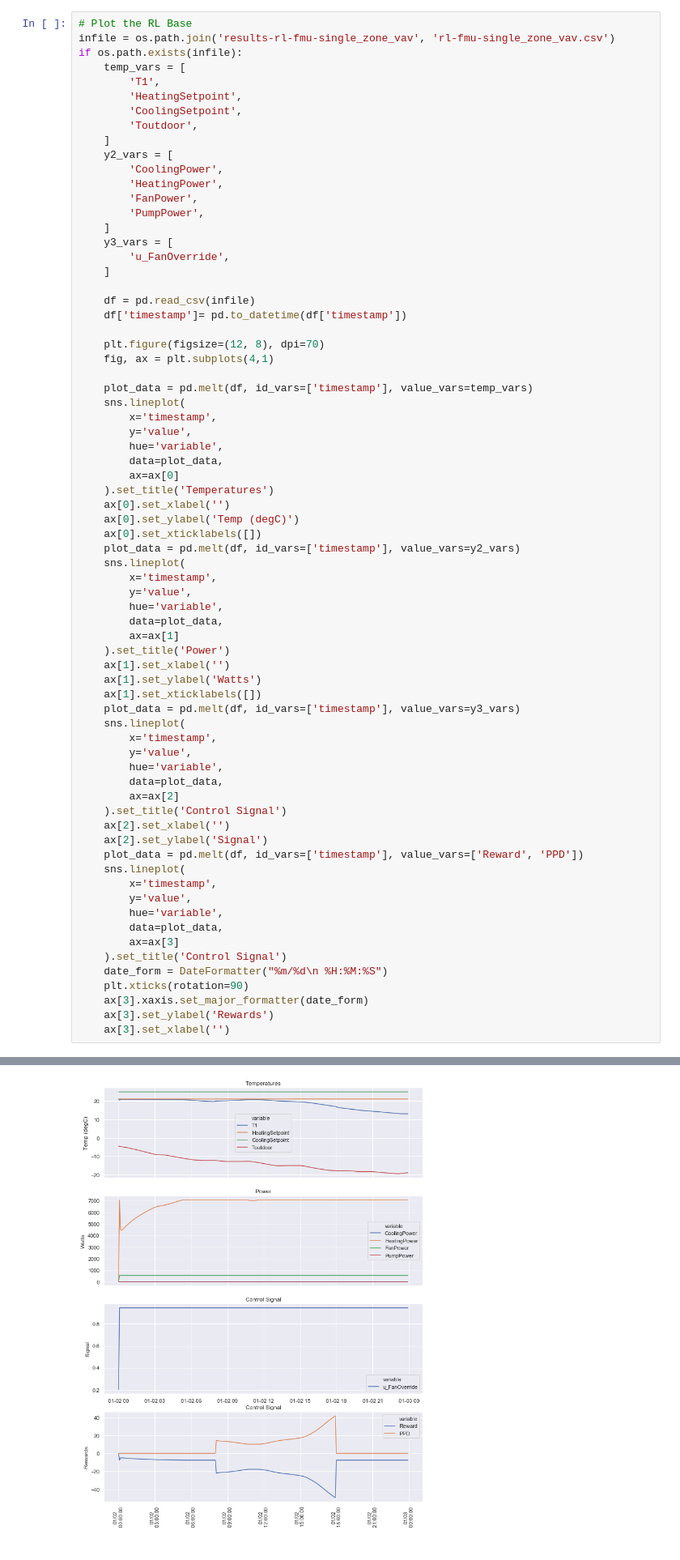
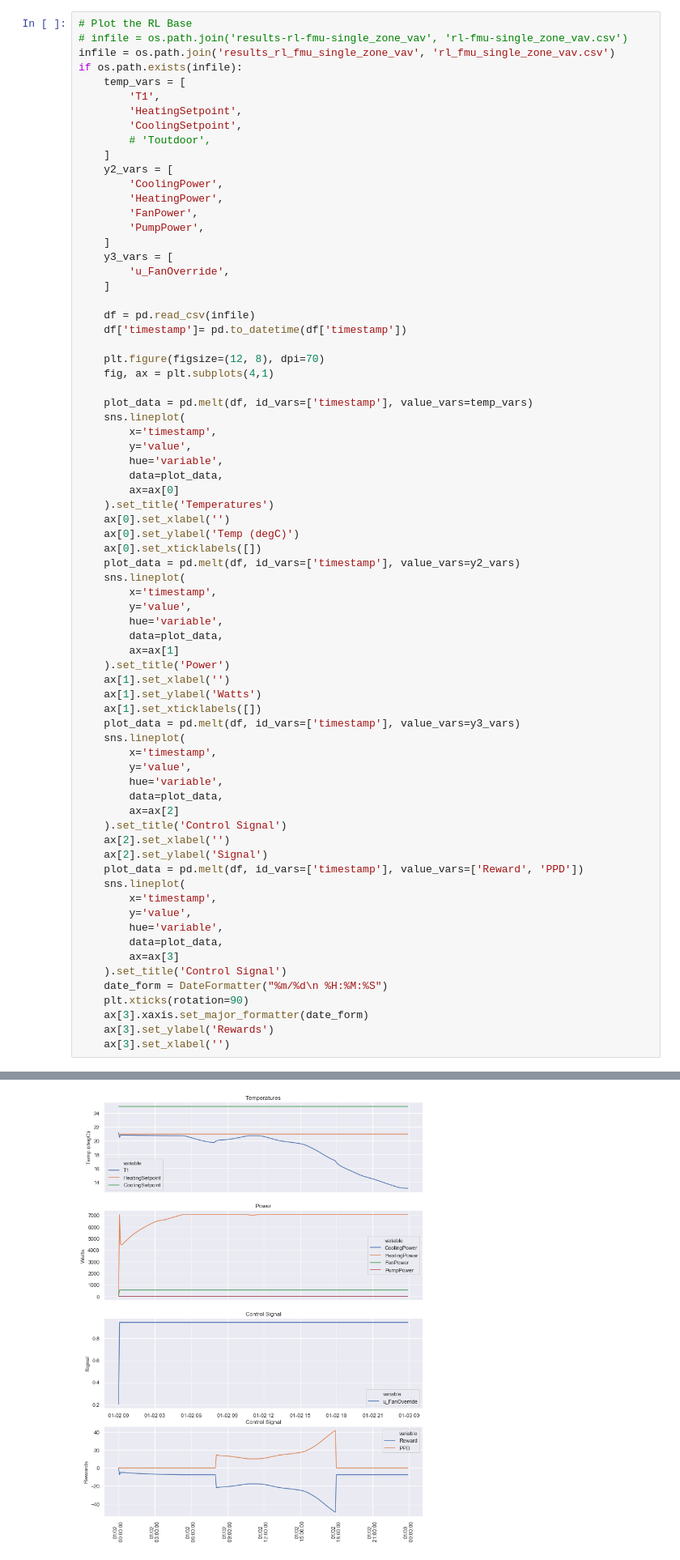
Before and after one commit to nllong/alfalfa-rl-project, a Jupyter notebook: client/rl-example/post-process.ipynb, the cells around one changed output, grey strips where cells are left out. Shown at 81% size. Saved outputs shown, nothing was run; the diff lists cells and outputs as text.

```diff
--- a/client/rl-example/post-process.ipynb
+++ b/client/rl-example/post-process.ipynb
@@ -179,13 +179,14 @@ if os.path.exists(infile):
 # VAV with FMU
 # %%
 # Plot the RL Base
-infile = os.path.join('results-rl-fmu-single_zone_vav', 'rl-fmu-single_zone_vav.csv')
+# infile = os.path.join('results-rl-fmu-single_zone_vav', 'rl-fmu-single_zone_vav.csv')
+infile = os.path.join('results_rl_fmu_single_zone_vav', 'rl_fmu_single_zone_vav.csv')
 if os.path.exists(infile):
     temp_vars = [
         'T1',
         'HeatingSetpoint',
         'CoolingSetpoint',
-        'Toutdoor',
+        # 'Toutdoor',
     ]
     y2_vars = [
         'CoolingPower',
@@ -223,31 +224,31 @@ if os.path.exists(infile):
         ax=ax[1]
     ).set_title('Power')
     ax[1].set_xlabel('')
     ax[1].set_ylabel('Watts')
     ax[1].set_xticklabels([])
     plot_data = pd.melt(df, id_vars=['timestamp'], value_vars=y3_vars)
     sns.lineplot(
         x='timestamp',
         y='value',
         hue='variable',
         data=plot_data,
         ax=ax[2]
     ).set_title('Control Signal')
     ax[2].set_xlabel('')
     ax[2].set_ylabel('Signal')
     plot_data = pd.melt(df, id_vars=['timestamp'], value_vars=['Reward', 'PPD'])
     sns.lineplot(
         x='timestamp',
         y='value',
         hue='variable',
         data=plot_data,
         ax=ax[3]
     ).set_title('Control Signal')
     date_form = DateFormatter("%m/%d\n %H:%M:%S")
     plt.xticks(rotation=90)
     ax[3].xaxis.set_major_formatter(date_form)
     ax[3].set_ylabel('Rewards')
     ax[3].set_xlabel('')
 # %% [output]
 <Figure size 840x560 with 0 Axes>
-[figure, old version]
+[figure, new version]
```
Also changed, not shown: parts of 1 cell of this notebook, 11 other files.
